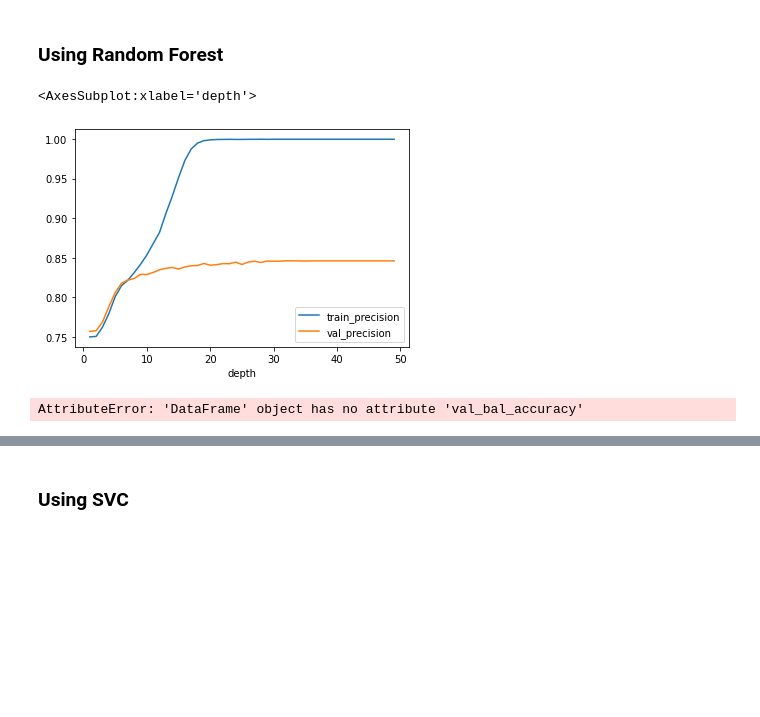
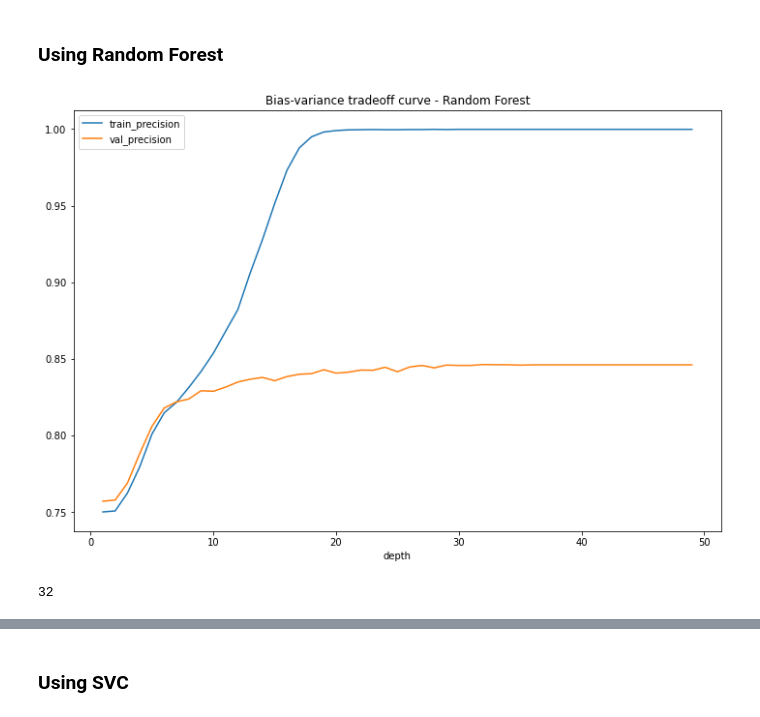
Before and after one commit to AndreGoncalves013/Starbucks_Customer_Offer_Targeting, a Jupyter notebook: src/starbucks_offer_prediction.ipynb, the cells around one changed output, grey strips where cells are left out. Drawn from its saved outputs; the diff is of its cells as text; code cells hidden in the pictures; blank space fills up the shorter version.

```diff
--- a/src/starbucks_offer_prediction.ipynb
+++ b/src/starbucks_offer_prediction.ipynb
@@ -531,19 +554,23 @@ for depth in depths:
     pred_dicts.append(prediction)
 
 rf_df = pd.DataFrame(pred_dicts)
-# %%
-rf_df.set_index('depth').plot()
-# %% [output]
-<AxesSubplot:xlabel='depth'>
-[figure, removed]
+# %%
+plot = rf_df.set_index('depth').plot(
+    figsize=(12,8),
+    title='Bias-variance tradeoff curve - Random Forest'
+);
+fig = plot.get_figure()
+fig.savefig("../images/bias_variance_tradeoff_curve_rf.png")
+# %% [output]
+[figure, added]
 # %%
 best_depth = rf_df[
-    rf_df.val_bal_accuracy == rf_df.val_bal_accuracy.max()
+    rf_df.val_precision == rf_df.val_precision.max()
 ].depth.values[0]
 
 best_depth
 # %% [output]
-AttributeError: 'DataFrame' object has no attribute 'val_bal_accuracy'
+32
 # %%
 best_rf_classificer = RandomForestClassifier(
     max_depth=best_depth,
```
Also changed, not shown: parts of 10 cells of this notebook, 5 other files.
